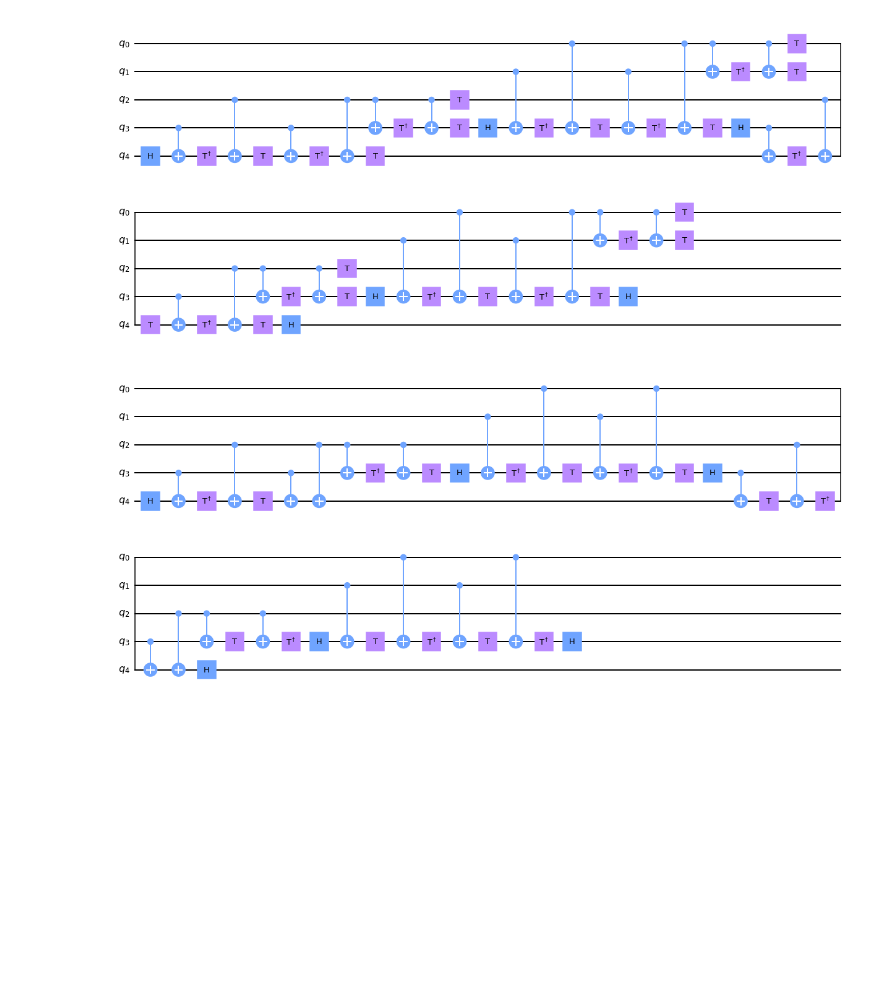
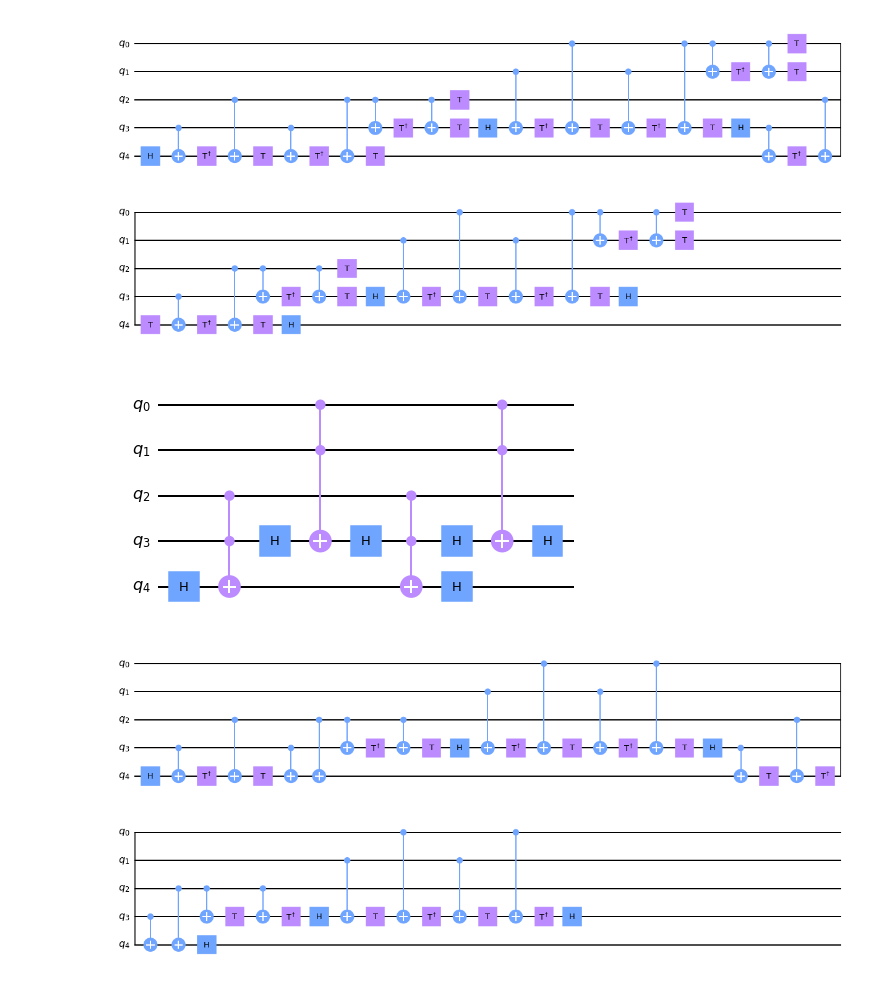
Before and after one commit to quantum-compiler/quartz, a Jupyter notebook: experiment/test.ipynb, the cells around one changed output. Cells and saved outputs as stored; diff of their text form; code cells hidden in the pictures; blank space fills up the shorter version.

```diff
--- a/experiment/test.ipynb
+++ b/experiment/test.ipynb
@@ -9,6 +19,11 @@ before = QuantumCircuit.from_qasm_file('../circuit/nam-circuits/qasm_files/' + f
 before.draw(output='mpl')
 # %% [output]
 [figure]
+# %%
+ccz =QuantumCircuit.from_qasm_file('../circuit/nam-circuits/qasm_before_ccz/' + file + '_before.qasm')
+ccz.draw(output='mpl')
+# %% [output]
+[figure, added]
 # %%
 after = QuantumCircuit.from_qasm_file('../circuit/nam-circuits/qasm_files/' + file + '_after_light.qasm')
 after.draw(output='mpl')
```
Also changed, not shown: parts of 6 cells of this notebook, 4 other files.
